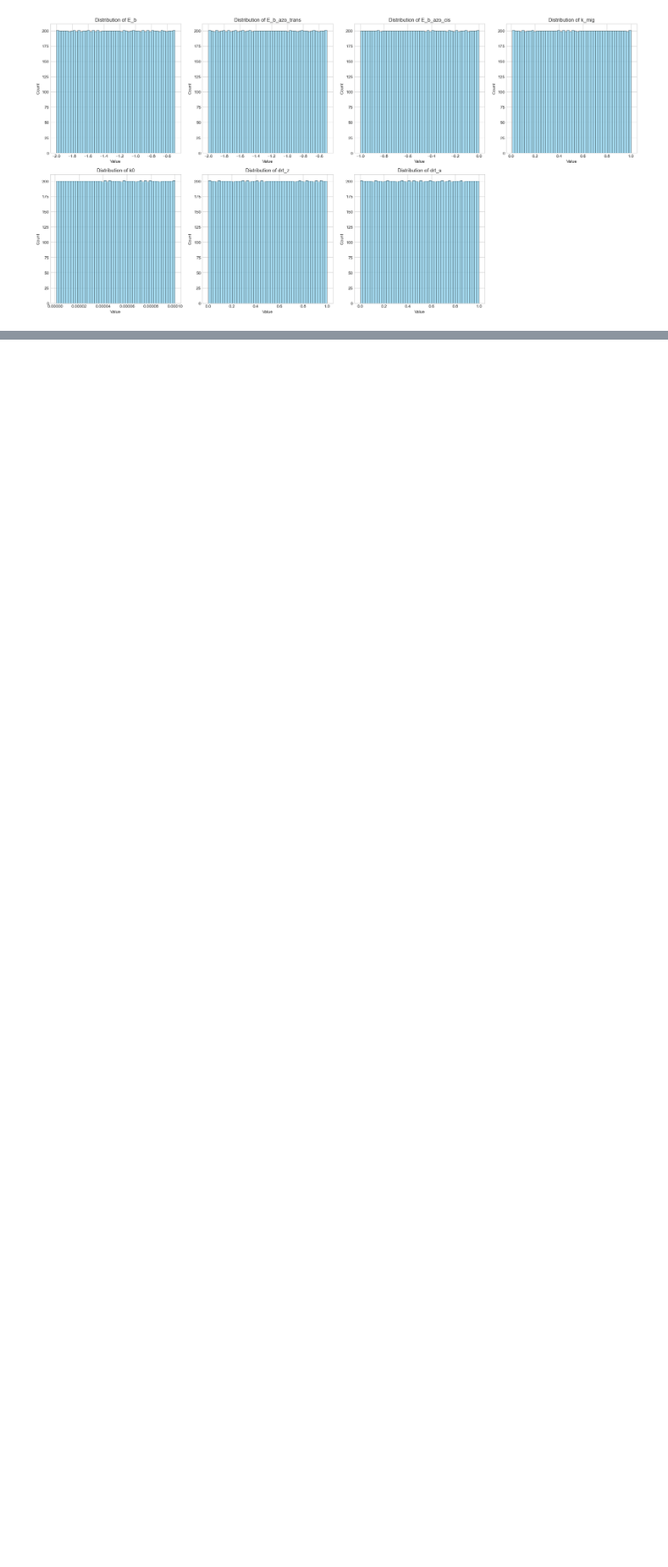
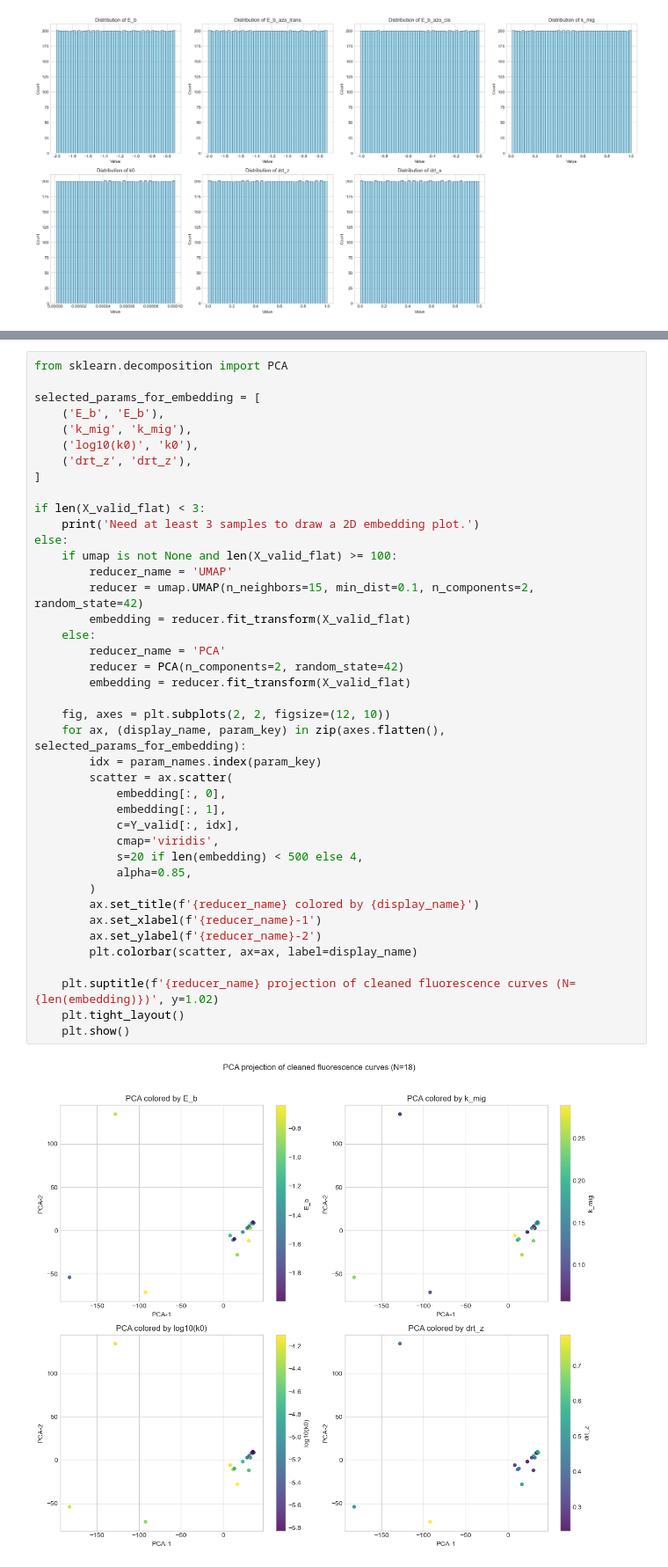
Before and after one commit to GBGBGB780/MechineLearning_for_DNAwalker, a Jupyter notebook: DNAwalker_project.ipynb, the cells around one changed output, grey strips where cells are left out. Shown at 88% size. Drawn from its saved outputs; the diff is of its cells as text; blank space fills up the shorter version.

```diff
--- a/DNAwalker_project.ipynb
+++ b/DNAwalker_project.ipynb
@@ -664,0 +407,43 @@ Plotting 5 random curve samples (X)...
+# %%
+from sklearn.decomposition import PCA
+
+selected_params_for_embedding = [
+    ('E_b', 'E_b'),
+    ('k_mig', 'k_mig'),
+    ('log10(k0)', 'k0'),
+    ('drt_z', 'drt_z'),
+]
+
+if len(X_valid_flat) < 3:
+    print('Need at least 3 samples to draw a 2D embedding plot.')
+else:
+    if umap is not None and len(X_valid_flat) >= 100:
+        reducer_name = 'UMAP'
+        reducer = umap.UMAP(n_neighbors=15, min_dist=0.1, n_components=2, random_state=42)
+        embedding = reducer.fit_transform(X_valid_flat)
+    else:
+        reducer_name = 'PCA'
+        reducer = PCA(n_components=2, random_state=42)
+        embedding = reducer.fit_transform(X_valid_flat)
+
+    fig, axes = plt.subplots(2, 2, figsize=(12, 10))
+    for ax, (display_name, param_key) in zip(axes.flatten(), selected_params_for_embedding):
+        idx = param_names.index(param_key)
+        scatter = ax.scatter(
+            embedding[:, 0],
+            embedding[:, 1],
+            c=Y_valid[:, idx],
+            cmap='viridis',
+            s=20 if len(embedding) < 500 else 4,
+            alpha=0.85,
+        )
+        ax.set_title(f'{reducer_name} colored by {display_name}')
+        ax.set_xlabel(f'{reducer_name}-1')
+        ax.set_ylabel(f'{reducer_name}-2')
+        plt.colorbar(scatter, ax=ax, label=display_name)
+
+    plt.suptitle(f'{reducer_name} projection of cleaned fluorescence curves (N={len(embedding)})', y=1.02)
+    plt.tight_layout()
+    plt.show()
+# %% [output]
+[figure, added]
```
Also changed, not shown: parts of 35 cells of this notebook.
